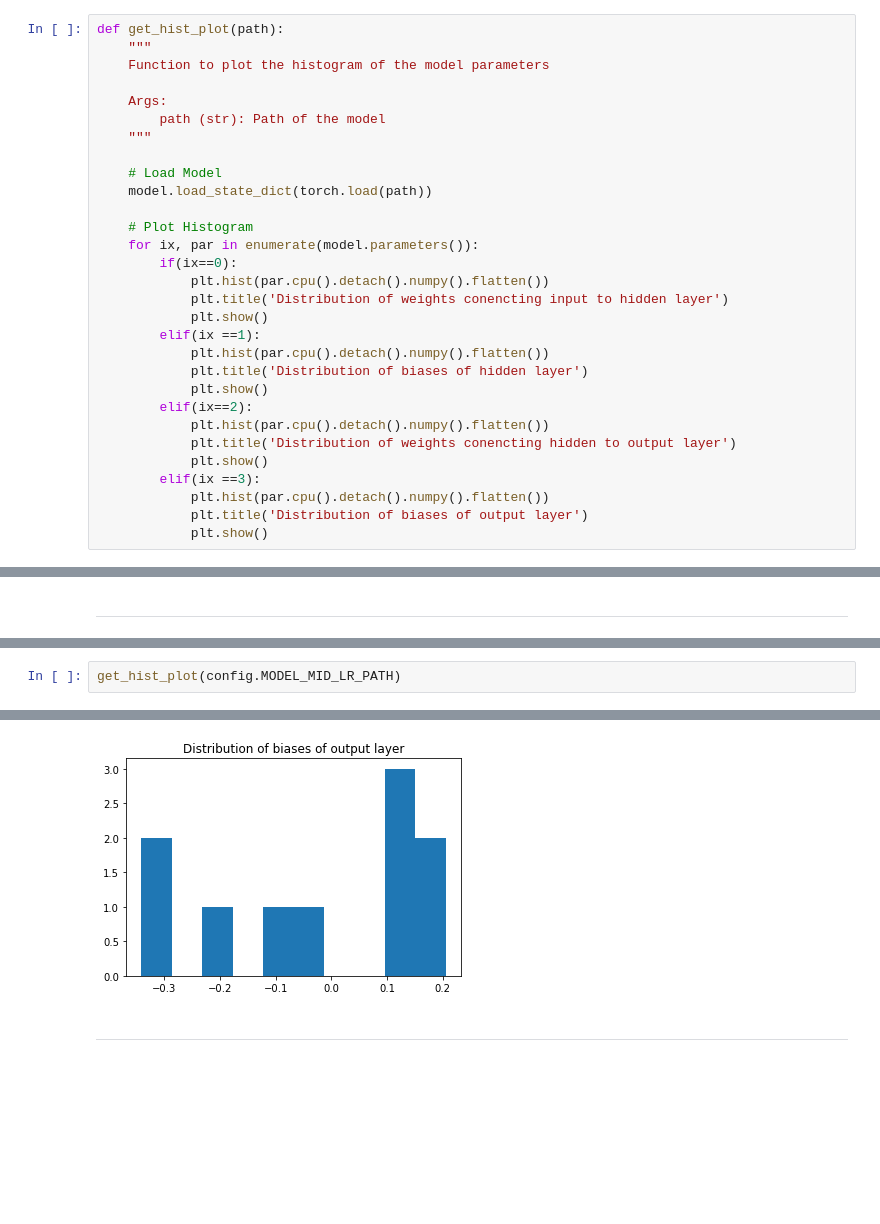
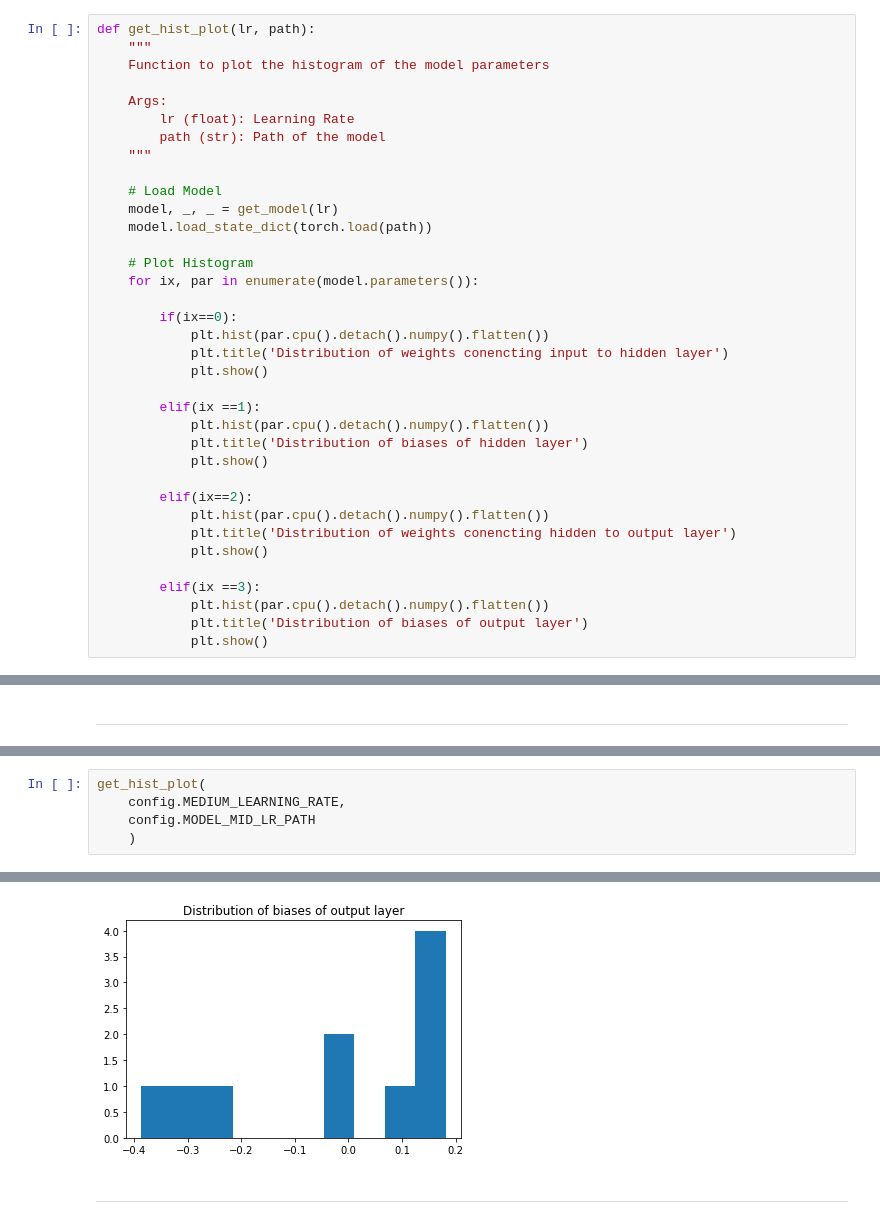
Before and after one commit to ishandutta0098/impact-of-learning-rate-in-nn, a Jupyter notebook: notebook/learning-rate-variations.ipynb, the cells around one changed output, grey strips where cells are left out. Saved outputs shown, nothing was run; the diff lists cells and outputs as text; blank space fills up the shorter version.

```diff
--- a/notebook/learning-rate-variations.ipynb
+++ b/notebook/learning-rate-variations.ipynb
@@ -235,31 +236,37 @@ def get_loss_plot(lr, train_losses, val_losses, train_accuracies, val_accuracies
     plt.grid('off')
     plt.show()
 # %%
-def get_hist_plot(path):
+def get_hist_plot(lr, path):
     """
     Function to plot the histogram of the model parameters
 
     Args:
+        lr (float): Learning Rate
         path (str): Path of the model
     """
 
     # Load Model
+    model, _, _ = get_model(lr)
     model.load_state_dict(torch.load(path))
 
     # Plot Histogram
     for ix, par in enumerate(model.parameters()):
+
         if(ix==0):
             plt.hist(par.cpu().detach().numpy().flatten())
             plt.title('Distribution of weights conencting input to hidden layer')
             plt.show()
+
         elif(ix ==1):
             plt.hist(par.cpu().detach().numpy().flatten())
             plt.title('Distribution of biases of hidden layer')
             plt.show()
+
         elif(ix==2):
             plt.hist(par.cpu().detach().numpy().flatten())
             plt.title('Distribution of weights conencting hidden to output layer')
             plt.show()
+
         elif(ix ==3):
             plt.hist(par.cpu().detach().numpy().flatten())
             plt.title('Distribution of biases of output layer')
@@ -427,3 +475,6 @@ get_loss_plot(
 # %%
-get_hist_plot(config.MODEL_MID_LR_PATH)
+get_hist_plot(
+    config.MEDIUM_LEARNING_RATE,
+    config.MODEL_MID_LR_PATH
+    )
 # %% [output]
@@ -433,4 +484,4 @@ get_hist_plot(config.MODEL_MID_LR_PATH)
-[figure, old version]
+[figure, new version]
 # %% [markdown]
 ---
 # %% [markdown]
```
Also changed, not shown: parts of 13 cells of this notebook, 48 other files.
